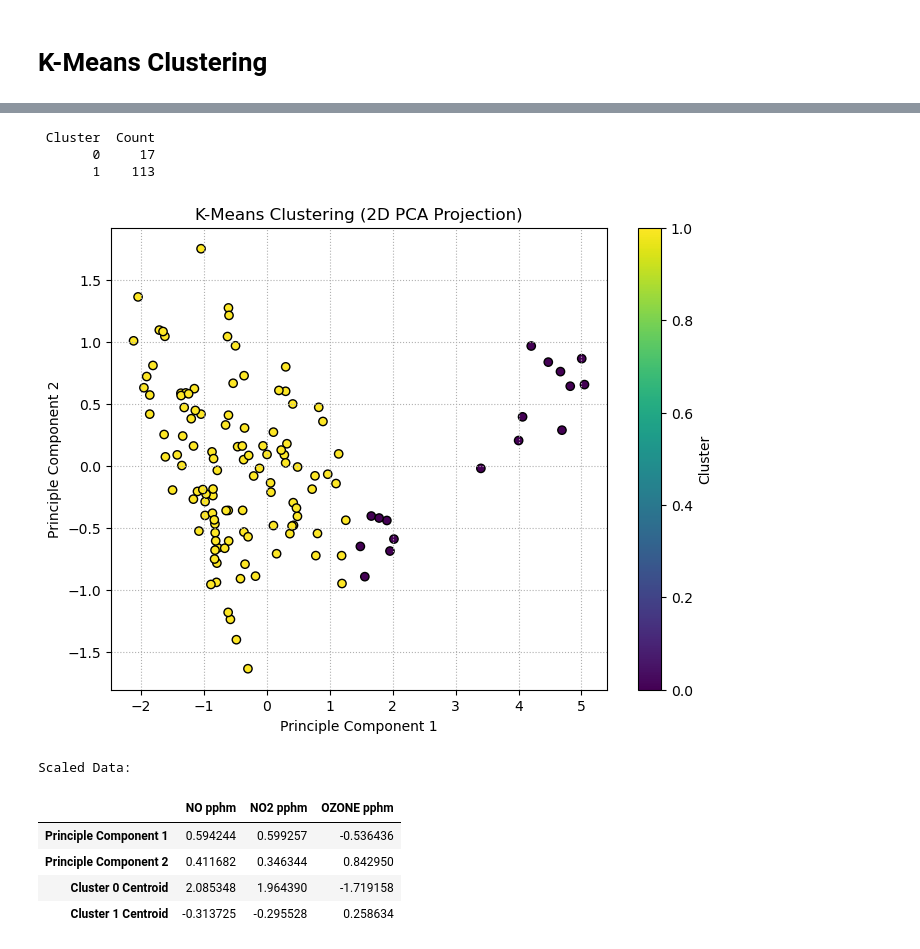
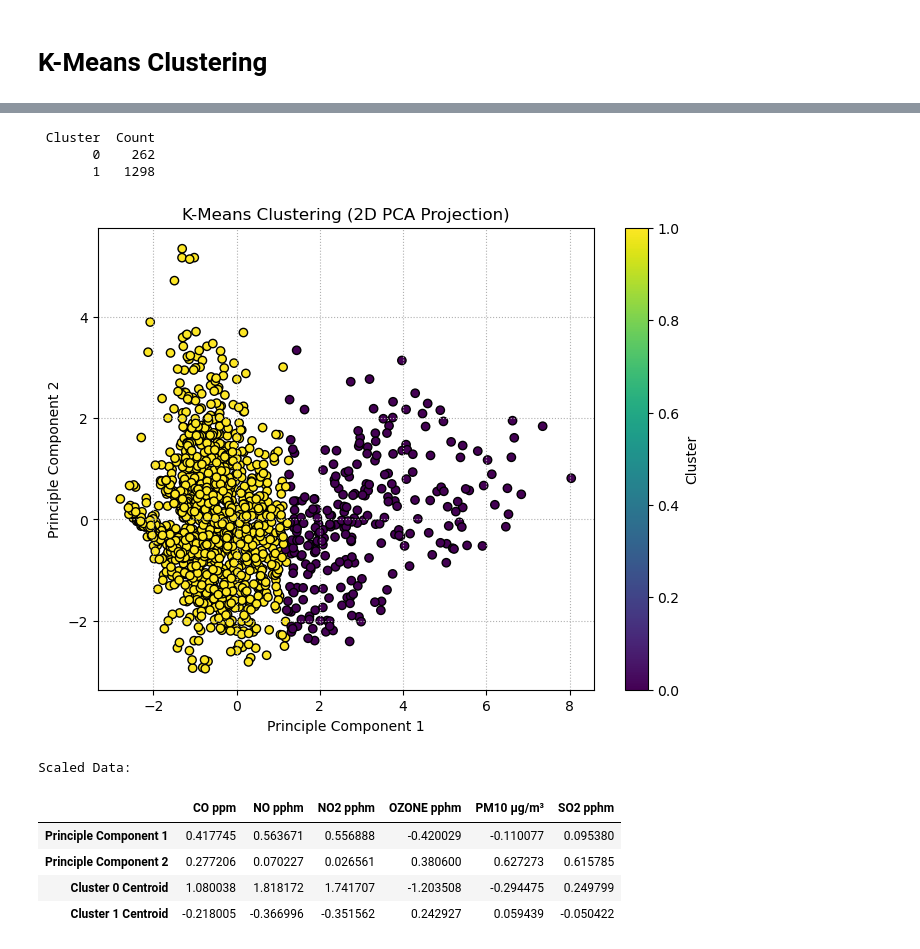
Before and after one commit to SethKalantzis-103992935/COS30049-Computing-Technology-Innovation-Project, a Jupyter notebook: v2/analysis/clustering-k-means.ipynb, the cells around one changed output, grey strips where cells are left out. Cells and saved outputs as stored; diff of their text form; code cells hidden in the pictures.

```diff
--- a/v2/analysis/clustering-k-means.ipynb
+++ b/v2/analysis/clustering-k-means.ipynb
@@ -55,23 +73,17 @@ Number of pollutant features: 3
-# %%
-# Extract features and scale them
-df = df.drop(columns=['financial year', 'lhd'])
-features = df.iloc[:, :n_pollutants]
-scaler = StandardScaler()
-scaled_features = scaler.fit_transform(features)
 # %%
 # Determine the optimal number of clusters using the Elbow method
 wcss = []
 for i in range(1, 11):
     kmeans = KMeans(n_clusters=i, random_state=42)
-    kmeans.fit(scaled_features)
+    kmeans.fit(scaled_pollutants)
     wcss.append(kmeans.inertia_)
 
 # Calculate the silhouette scores for different numbers of clusters
 silhouette_scores = []
 for n_clusters in range(2, 11):
     kmeans = KMeans(n_clusters=n_clusters, random_state=42)
-    cluster_labels = kmeans.fit_predict(scaled_features)
-    silhouette_avg = silhouette_score(scaled_features, cluster_labels)
+    cluster_labels = kmeans.fit_predict(scaled_pollutants)
+    silhouette_avg = silhouette_score(scaled_pollutants, cluster_labels)
     silhouette_scores.append(silhouette_avg)
 
 # Plotting the elbow method graph
@@ -106,7 +118,7 @@ Silhouette score: 0.6171786240835718
 # %%
 # Apply KMeans clustering with the optimal number of clusters
 kmeans = KMeans(n_clusters=optimal_clusters, random_state=808)
-kmeans.fit(scaled_features)
+kmeans.fit(scaled_pollutants)
 
 # Add cluster labels to your original dataframe
 df['Cluster'] = kmeans.labels_
@@ -122,30 +134,30 @@ cluster_counts_df.columns = ['Cluster', 'Count']
 print(cluster_counts_df.to_string(index=False))
 # %% [output]
  Cluster  Count
-       0     17
-       1    113
+       0    262
+       1   1298
 # %%
 # Apply PCA to reduce the dataset to 2 dimensions
 pca = PCA(n_components=2)
-X_pca = pca.fit_transform(scaled_features)
+X_pca = pca.fit_transform(scaled_pollutants)
 
 # Plot the K-Means clusters
 plt.figure(figsize=(8, 6))
 plt.scatter(X_pca[:, 0], X_pca[:, 1], c=df['Cluster'], cmap='viridis', marker='o', edgecolor='k')
 plt.title('K-Means Clustering (2D PCA Projection)')
 plt.xlabel('Principle Component 1')
 plt.ylabel('Principle Component 2')
 plt.colorbar(label='Cluster')
 plt.grid(True, linestyle=':')
 plt.show()
 # %% [output]
-[figure, old version]
+[figure, new version]
 # %%
 # Put the principle components into a dataframe
-principal_components_df = pd.DataFrame(pca.components_, columns=features.columns, index=['Principle Component 1', 'Principle Component 2'])
+principal_components_df = pd.DataFrame(pca.components_, columns=pollutant_columns, index=['Principle Component 1', 'Principle Component 2'])
 
 # Add cluster centers to the dataframe
-cluster_centers = pd.DataFrame(kmeans.cluster_centers_, columns=features.columns, index=[f'Cluster {i} Centroid' for i in range(kmeans.n_clusters)])
+cluster_centers = pd.DataFrame(kmeans.cluster_centers_, columns=pollutant_columns, index=[f'Cluster {i} Centroid' for i in range(kmeans.n_clusters)])
 principal_components_df = pd.concat([principal_components_df, cluster_centers], axis=0)
 
 # Print the principal components
@@ -153,8 +165,8 @@ print("\nScaled Data:")
 principal_components_df
 # %% [output]
 Scaled Data:
-|  | NO pphm | NO2 pphm | OZONE pphm |
-| Principle Component 1 | 0.594244 | 0.599257 | -0.536436 |
-| Principle Component 2 | 0.411682 | 0.346344 | 0.842950 |
-| Cluster 0 Centroid | 2.085348 | 1.964390 | -1.719158 |
-| Cluster 1 Centroid | -0.313725 | -0.295528 | 0.258634 |
+|  | CO ppm | NO pphm | NO2 pphm | OZONE pphm | PM10 µg/m³ | SO2 pphm |
+| Principle Component 1 | 0.417745 | 0.563671 | 0.556888 | -0.420029 | -0.110077 | 0.095380 |
+| Principle Component 2 | 0.277206 | 0.070227 | 0.026561 | 0.380600 | 0.627273 | 0.615785 |
+| Cluster 0 Centroid | 1.080038 | 1.818172 | 1.741707 | -1.203508 | -0.294475 | 0.249799 |
+| Cluster 1 Centroid | -0.218005 | -0.366996 | -0.351562 | 0.242927 | 0.059439 | -0.050422 |
```
Also changed, not shown: parts of 3 cells of this notebook, 7 other files.
